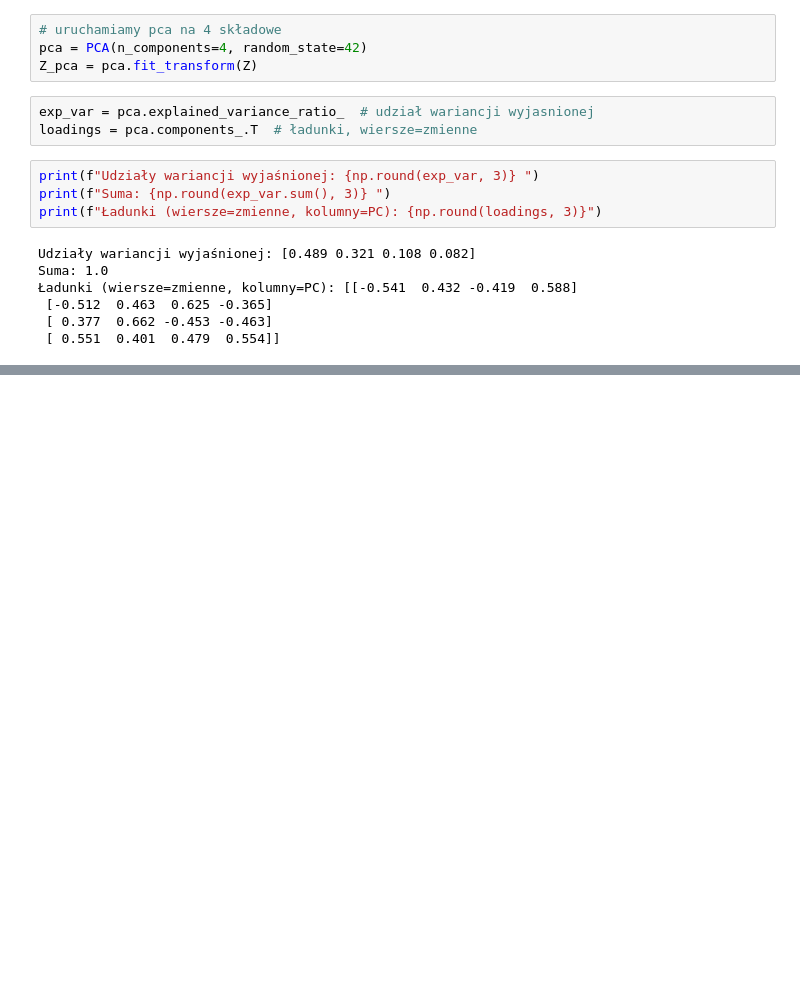
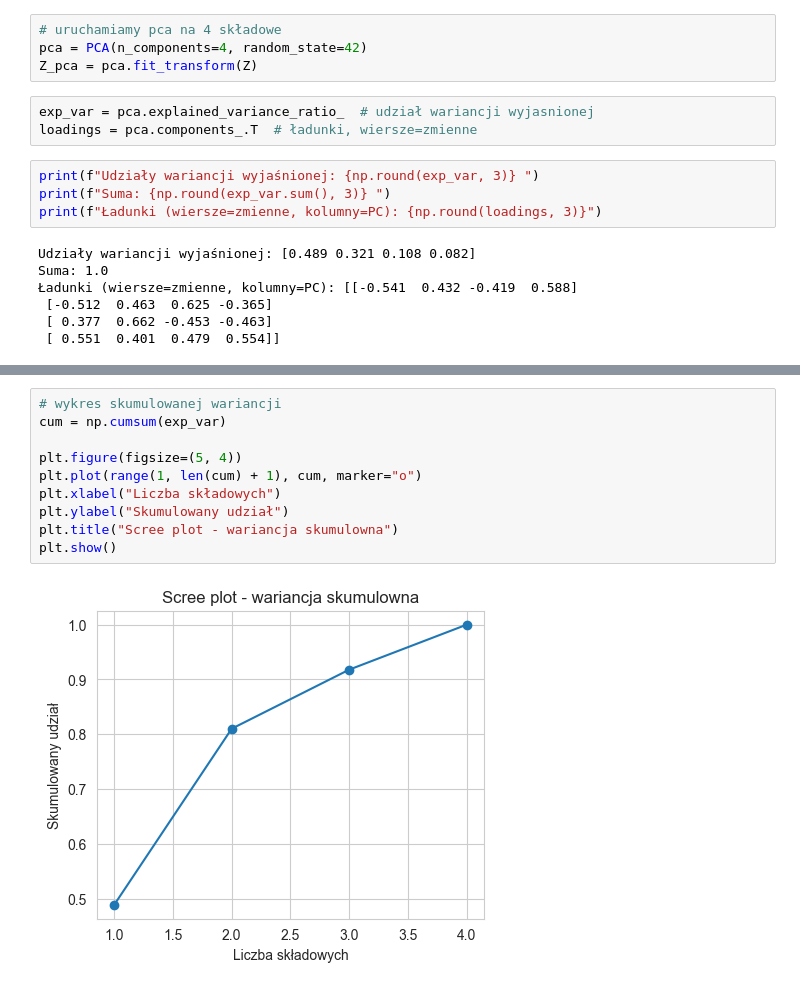
Before and after one commit to rajkonkret/PythonProjectAnaliza-20-10-2025, a Jupyter notebook: cwiczenia11.ipynb, the cells around one changed output, grey strips where cells are left out. Saved outputs shown, nothing was run; the diff lists cells and outputs as text; blank space fills up the shorter version.

```diff
--- a/cwiczenia11.ipynb
+++ b/cwiczenia11.ipynb
@@ -118,0 +129,12 @@ Suma: 1.0
+# %%
+# wykres skumulowanej wariancji
+cum = np.cumsum(exp_var)
+
+plt.figure(figsize=(5, 4))
+plt.plot(range(1, len(cum) + 1), cum, marker="o")
+plt.xlabel("Liczba składowych")
+plt.ylabel("Skumulowany udział")
+plt.title("Scree plot - wariancja skumulowna")
+plt.show()
+# %% [output]
+[figure, added]
```
Also changed, not shown: parts of 6 cells of this notebook.
